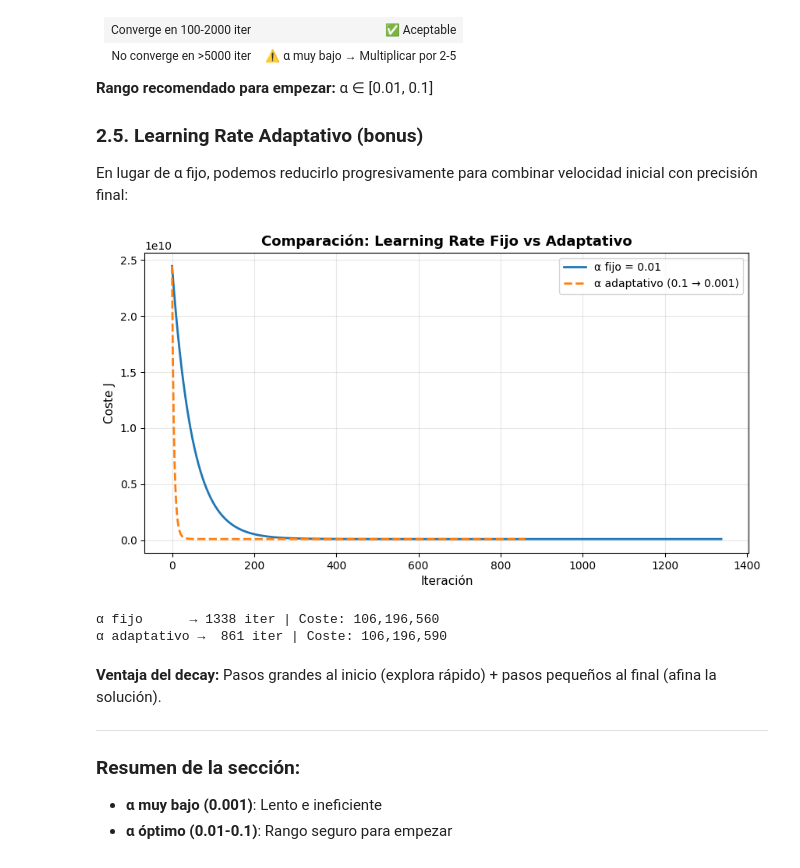
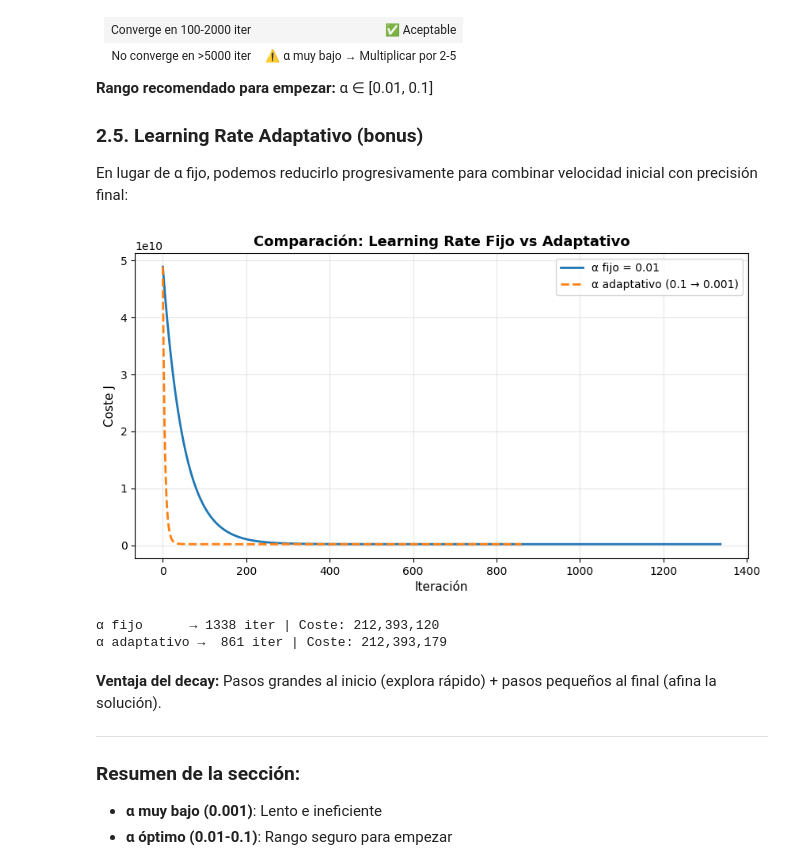
Before and after one commit to financieras/articulos, a Jupyter notebook: gradient_descent_part2_New_Approach.ipynb, the cells around one changed output. Drawn from its saved outputs; the diff is of its cells as text; code cells hidden in the pictures.

```diff
--- a/gradient_descent_part2_New_Approach.ipynb
+++ b/gradient_descent_part2_New_Approach.ipynb
@@ -106,7 +106,7 @@ def gradient_descent(X_b, y, alpha=0.01, n_iter=1000, tol=1e-11):
         gradient = (1/m) * X_b.T @ error
         w = w - alpha * gradient
 
-        cost = (1/(2*m)) * np.sum(error**2)
+        cost = (1/m) * np.sum(error**2)
         cost_history.append(cost)
 
         # Early stopping
@@ -213,37 +213,37 @@ def gradient_descent_decay(X_b, y, alpha_init=0.1, n_iter=1000, decay_rate=0.99)
         y_pred = X_b @ w
         error = y_pred - y
         gradient = (1/m) * X_b.T @ error
         w = w - alpha * gradient
 
-        cost = (1/(2*m)) * np.sum(error**2)
+        cost = (1/m) * np.sum(error**2)  # MSE estándar (sin factor 1/2)
         cost_history.append(cost)
 
         if i > 1 and abs(cost_history[-2] - cost) / cost_history[-2] < 1e-11:
             break
 
     return w, cost_history
 
 # Comparar: α fijo vs adaptativo
 w_fixed, hist_fixed = gradient_descent(X_b, precio, alpha=0.01, n_iter=1500)
 w_decay, hist_decay = gradient_descent_decay(X_b, precio, alpha_init=0.1,
                                               n_iter=1500, decay_rate=0.99)
 
 plt.figure(figsize=(10, 5))
 plt.plot(hist_fixed, label='α fijo = 0.01', linewidth=2)
 plt.plot(hist_decay, label='α adaptativo (0.1 → 0.001)', linewidth=2, linestyle='--')
 plt.xlabel('Iteración', fontsize=11)
 plt.ylabel('Coste J', fontsize=11)
 plt.title('Comparación: Learning Rate Fijo vs Adaptativo', fontsize=13, fontweight='bold')
 plt.legend()
 plt.grid(alpha=0.3)
 plt.show()
 
 print(f"α fijo      → {len(hist_fixed):4d} iter | Coste: {hist_fixed[-1]:,.0f}")
 print(f"α adaptativo → {len(hist_decay):4d} iter | Coste: {hist_decay[-1]:,.0f}")
 # %% [output]
-[figure, old version]
+[figure, new version]
-α fijo      → 1338 iter | Coste: 106,196,560
-α adaptativo →  861 iter | Coste: 106,196,590
+α fijo      → 1338 iter | Coste: 212,393,120
+α adaptativo →  861 iter | Coste: 212,393,179
 # %% [markdown]
 **Ventaja del decay:** Pasos grandes al inicio (explora rápido) + pasos pequeños al final (afina la solución).
 
```
Also changed, not shown: parts of 30 cells of this notebook.
